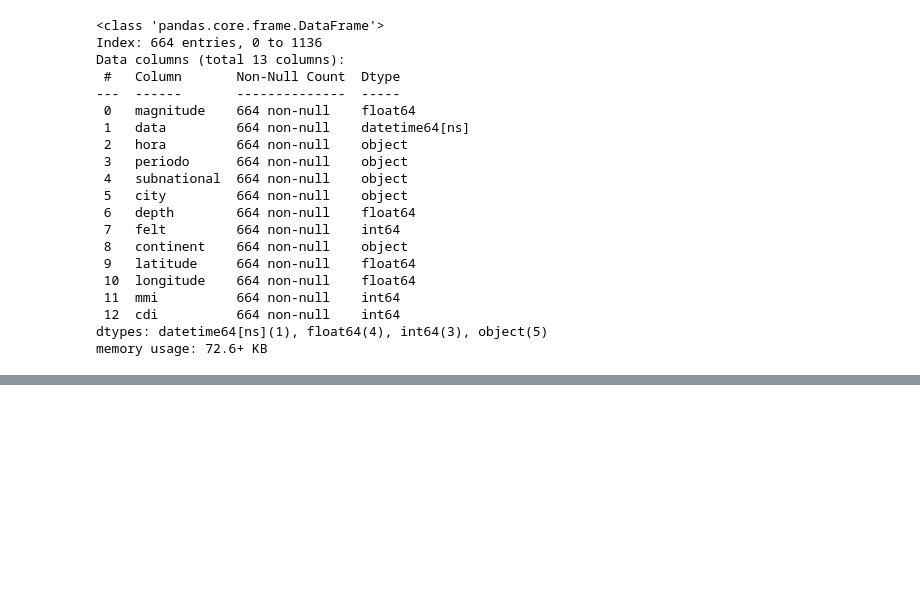
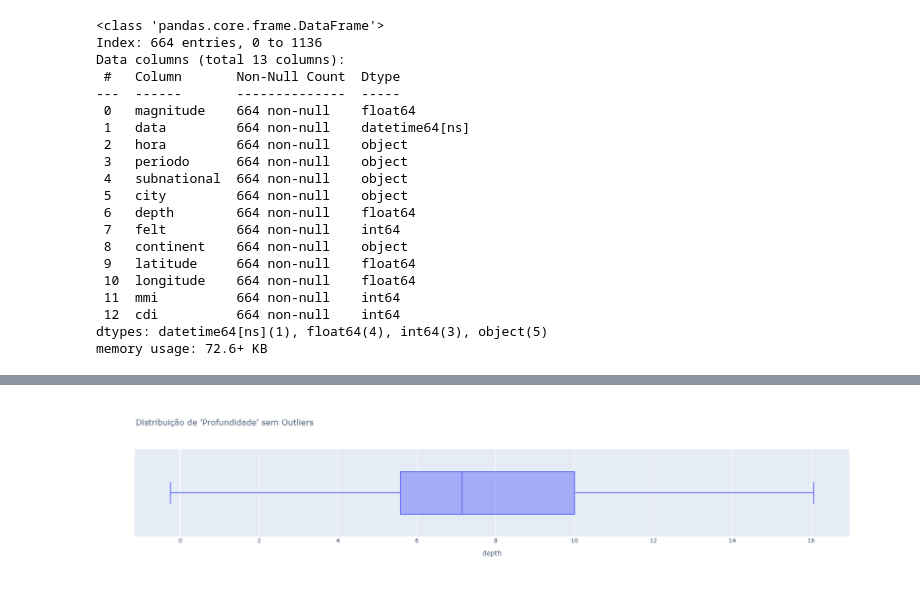
Before and after one commit to Lucas05DEV/gc24-Attack-on-Python, a Jupyter notebook: attack_on_python.ipynb, the cells around one changed output, grey strips where cells are left out. Saved outputs shown, nothing was run; the diff lists cells and outputs as text; code cells hidden in the pictures; blank space fills up the shorter version.

Commit message:
feat: analisando e tratando outliers, criacao da coluna [depth_categoria]

```diff
--- a/attack_on_python.ipynb
+++ b/attack_on_python.ipynb
@@ -234,0 +278,6 @@ memory usage: 72.6+ KB
+# %%
+df_sem_outliers = sem_nulos[(sem_nulos['depth'] >= limite_inferior) & (sem_nulos['depth'] <= limite_superior)]
+deth_outlier = px.box(df_sem_outliers, x='depth', title="Distribuição de 'Profundidade' sem Outliers")
+grafico_deth_outlier.show()
+# %% [output]
+[figure, added]
```
Also changed, not shown: parts of 5 cells of this notebook.
